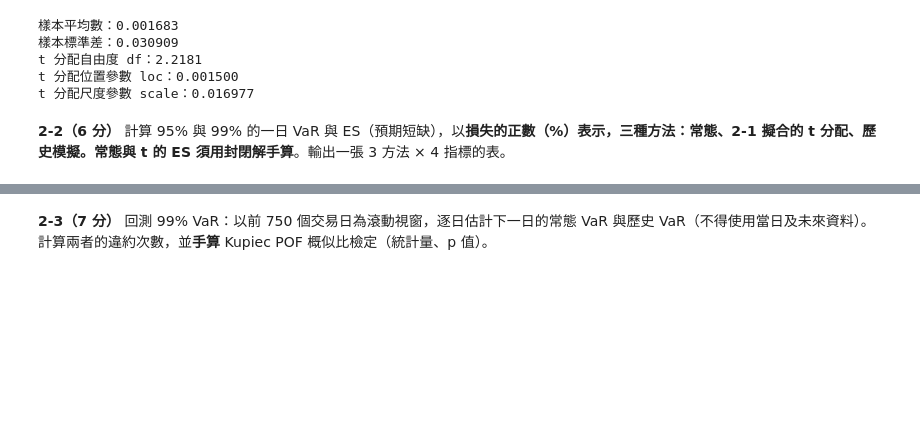
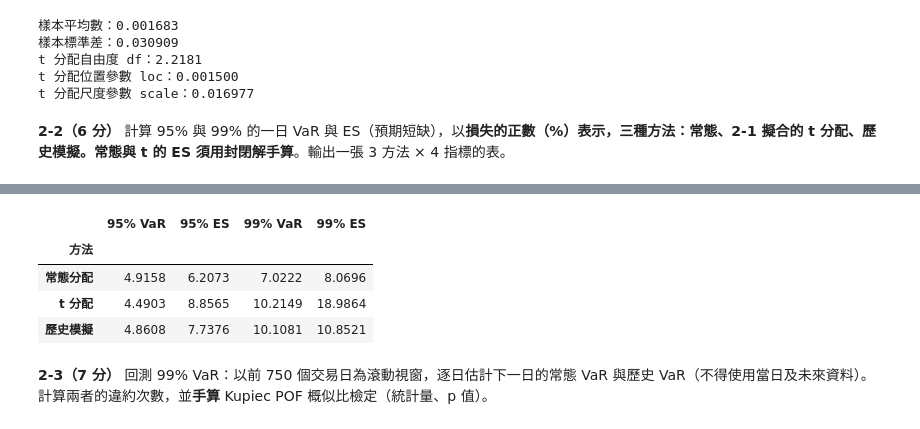
Before and after one commit to sin112792/hw, a Jupyter notebook: 作業一.ipynb, the cells around one changed output, grey strips where cells are left out. Cells and saved outputs as stored; diff of their text form; code cells hidden in the pictures; blank space fills up the shorter version.

```diff
--- a/作業一.ipynb
+++ b/作業一.ipynb
@@ -393,4 +393,94 @@ t 分配尺度參數 scale：0.016977
 # %% [markdown]
 **2-2（6 分）** 計算 95% 與 99% 的一日 VaR 與 ES（預期短缺），以**損失的正數（%）**表示，三種方法：常態、2-1 擬合的 t 分配、歷史模擬。常態與 t 的 ES 須用封閉解**手算**。輸出一張 3 方法 × 4 指標的表。
 # %%
-# 作答
+
+# 第二題 2-2：計算 VaR 與 ES
+
+import numpy as np
+import pandas as pd
+from scipy import stats
+
+# 取得長榮每日對數報酬率
+data = r.dropna().to_numpy()
+n = len(data)
+
+# 常態分配參數（與 2-1 一致）
+mu = np.mean(data)
+sigma = np.std(data, ddof=1)
+
+# t 分配擬合（與 2-1 一致）
+df, loc, scale = stats.t.fit(data)
+
+# 信心水準
+levels = [0.95, 0.99]
+
+結果 = []
+
+# 方法一：常態分配
+normal_result = {'方法': '常態分配'}
+
+for level in levels:
+    alpha = 1 - level
+    z = stats.norm.ppf(alpha)
+
+    # VaR：損失取正數
+    var = -(mu + sigma * z)
+
+    # ES：常態分配左尾條件期望
+    es = -mu + sigma * stats.norm.pdf(z) / alpha
+
+    normal_result[f'{int(level*100)}% VaR'] = var * 100
+    normal_result[f'{int(level*100)}% ES'] = es * 100
+
+結果.append(normal_result)
+
+# 方法二：擬合 t 分配
+t_result = {'方法': 't 分配'}
+
+for level in levels:
+    alpha = 1 - level
+    q = stats.t.ppf(alpha, df)
+
+    # t 分配 VaR
+    var = -(loc + scale * q)
+
+    # t 分配 ES（閉合公式）
+    es = -loc + scale * (
+        (df + q**2) / (df - 1)
+    ) * stats.t.pdf(q, df) / alpha
+
+    t_result[f'{int(level*100)}% VaR'] = var * 100
+    t_result[f'{int(level*100)}% ES'] = es * 100
+
+結果.append(t_result)
+
+# 方法三：歷史模擬
+historical_result = {'方法': '歷史模擬'}
+
+for level in levels:
+    alpha = 1 - level
+
+    # 歷史報酬率左尾分位數
+    q = np.quantile(data, alpha)
+
+    # VaR
+    var = -q
+
+    # ES：歷史左尾平均損失
+    es = -np.mean(data[data <= q])
+
+    historical_result[f'{int(level*100)}% VaR'] = var * 100
+    historical_result[f'{int(level*100)}% ES'] = es * 100
+
+結果.append(historical_result)
+
+# 整理成 3 × 4 比較表
+風險比較表 = pd.DataFrame(結果).set_index('方法')
+
+風險比較表 = 風險比較表[
+    ['95% VaR', '95% ES', '99% VaR', '99% ES']
+]
+
+print('第9組：長榮（2603.TW）單日 VaR 與 ES 比較（單位：%）')
+display(風險比較表.round(4))
+# %% [output]
@@ -397,3 +488,8 @@ t 分配尺度參數 scale：0.016977
+|  | 95% VaR | 95% ES | 99% VaR | 99% ES |
+| 方法 |  |  |  |  |
+| 常態分配 | 4.9158 | 6.2073 | 7.0222 | 8.0696 |
+| t 分配 | 4.4903 | 8.8565 | 10.2149 | 18.9864 |
+| 歷史模擬 | 4.8608 | 7.7376 | 10.1081 | 10.8521 |
 # %% [markdown]
 **2-3（7 分）** 回測 99% VaR：以前 750 個交易日為滾動視窗，逐日估計下一日的常態 VaR 與歷史 VaR（不得使用當日及未來資料）。計算兩者的違約次數，並**手算** Kupiec POF 概似比檢定（統計量、p 值）。
 # %%
```
Also changed, not shown: parts of 3 cells of this notebook.
